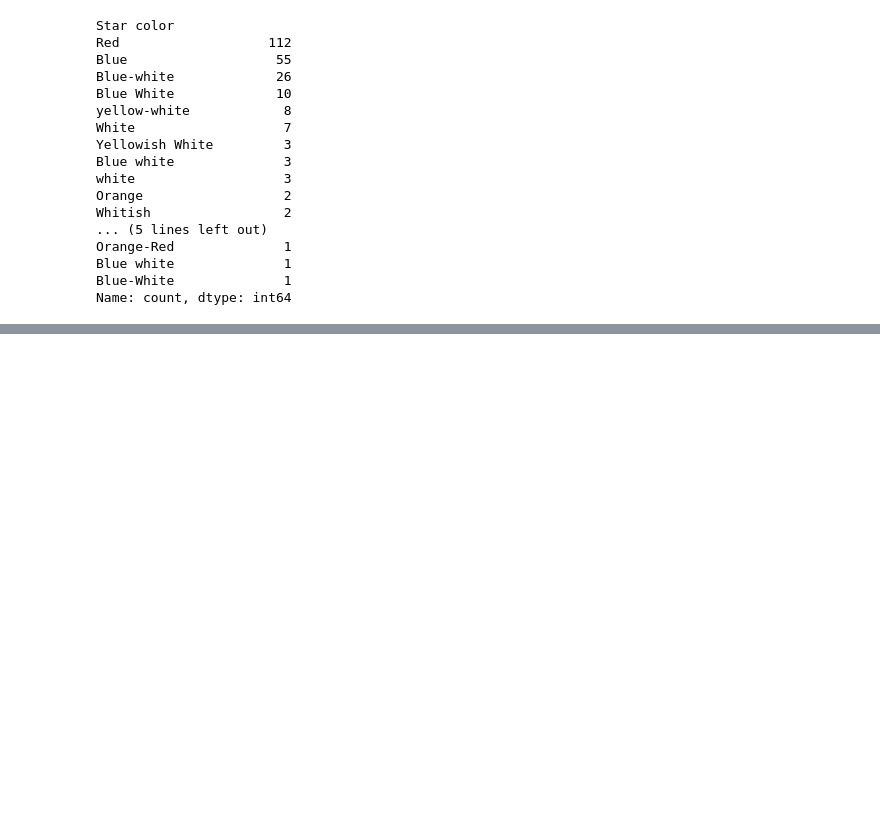
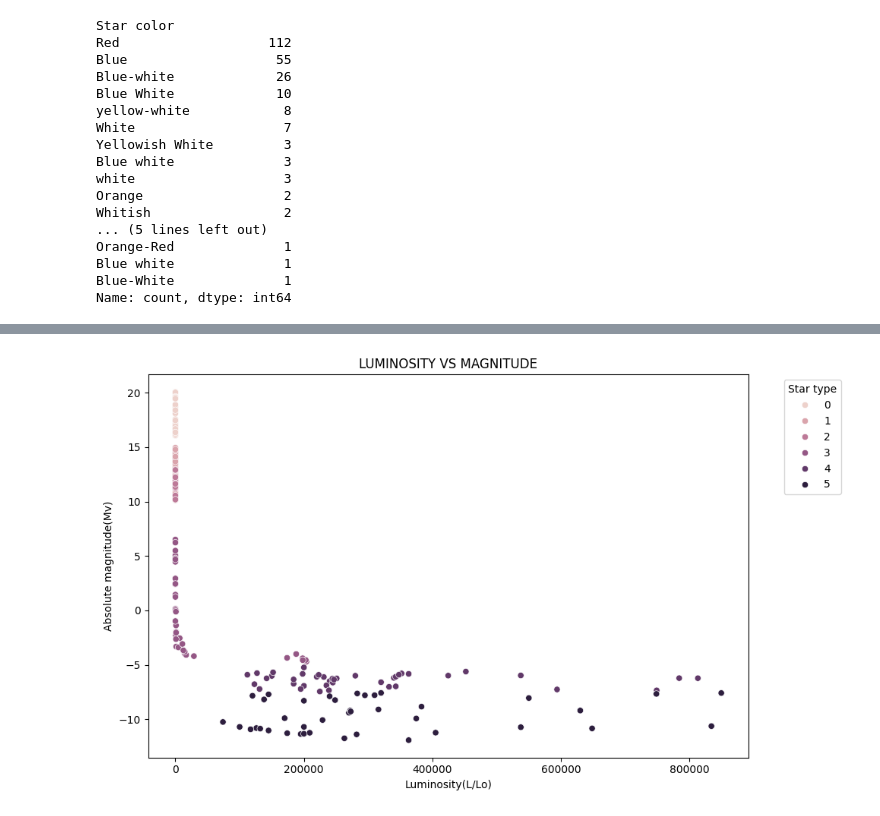
Before and after one commit to intermurphi/astropy, a Jupyter notebook: research/notebook.ipynb, the cells around one changed output, grey strips where cells are left out. Cells and saved outputs as stored; diff of their text form; code cells hidden in the pictures; blank space fills up the shorter version.

```diff
--- a/research/notebook.ipynb
+++ b/research/notebook.ipynb
@@ -27,0 +148,17 @@ Name: count, dtype: int64
+# %%
+plt.figure(figsize=(10, 6))
+sns.scatterplot(data=df, x="Luminosity(L/Lo)", y="Absolute magnitude(Mv)", hue="Star type")
+plt.title("LUMINOSITY VS MAGNITUDE")
+plt.xlabel("Luminosity(L/Lo)")
+plt.ylabel("Absolute magnitude(Mv)")
+
+# Add legend if needed
+plt.legend(title="Star type", bbox_to_anchor=(1.05, 1), loc='upper left')
+
+# Adjust layout to prevent legend cutoff
+plt.tight_layout()
+
+# Display the plot
+plt.show()
+# %% [output]
+[figure, added]
```
Also changed, not shown: parts of 15 cells of this notebook.
